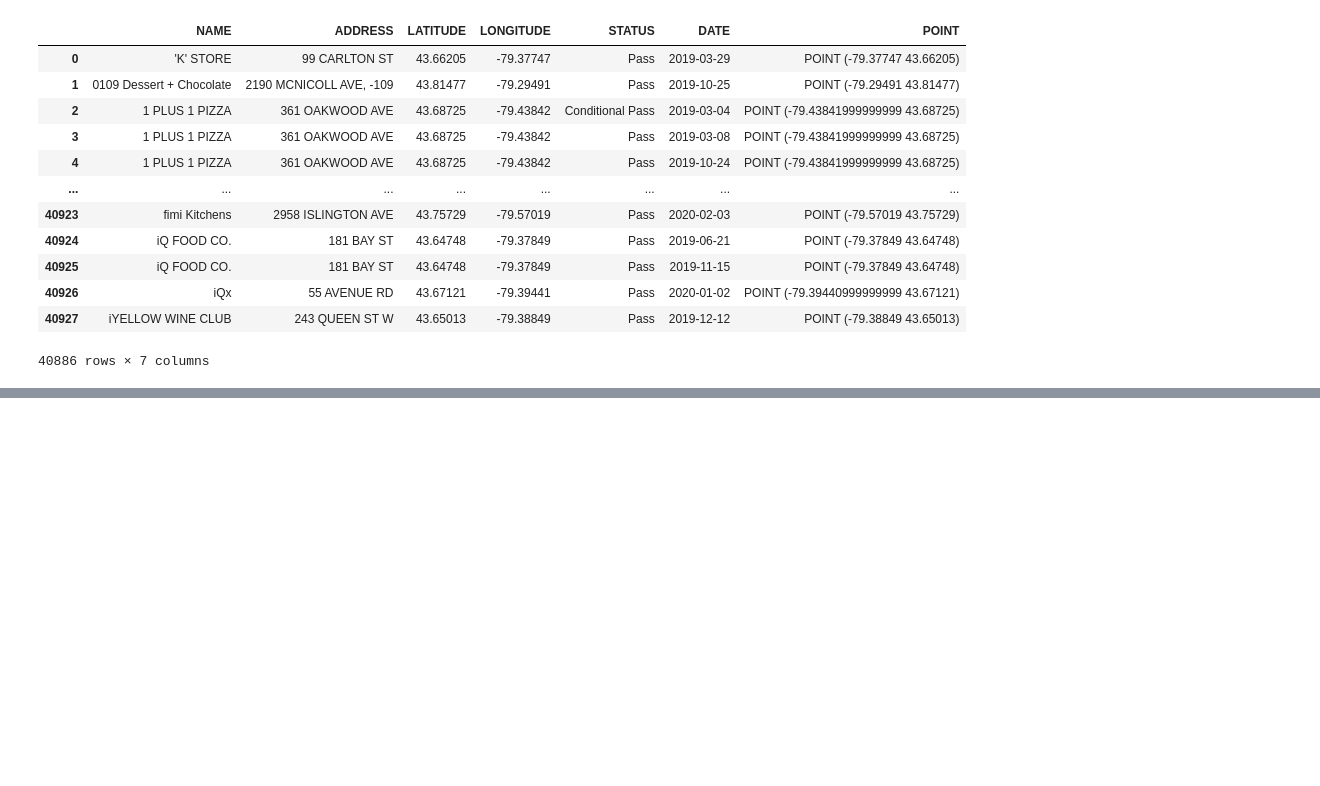
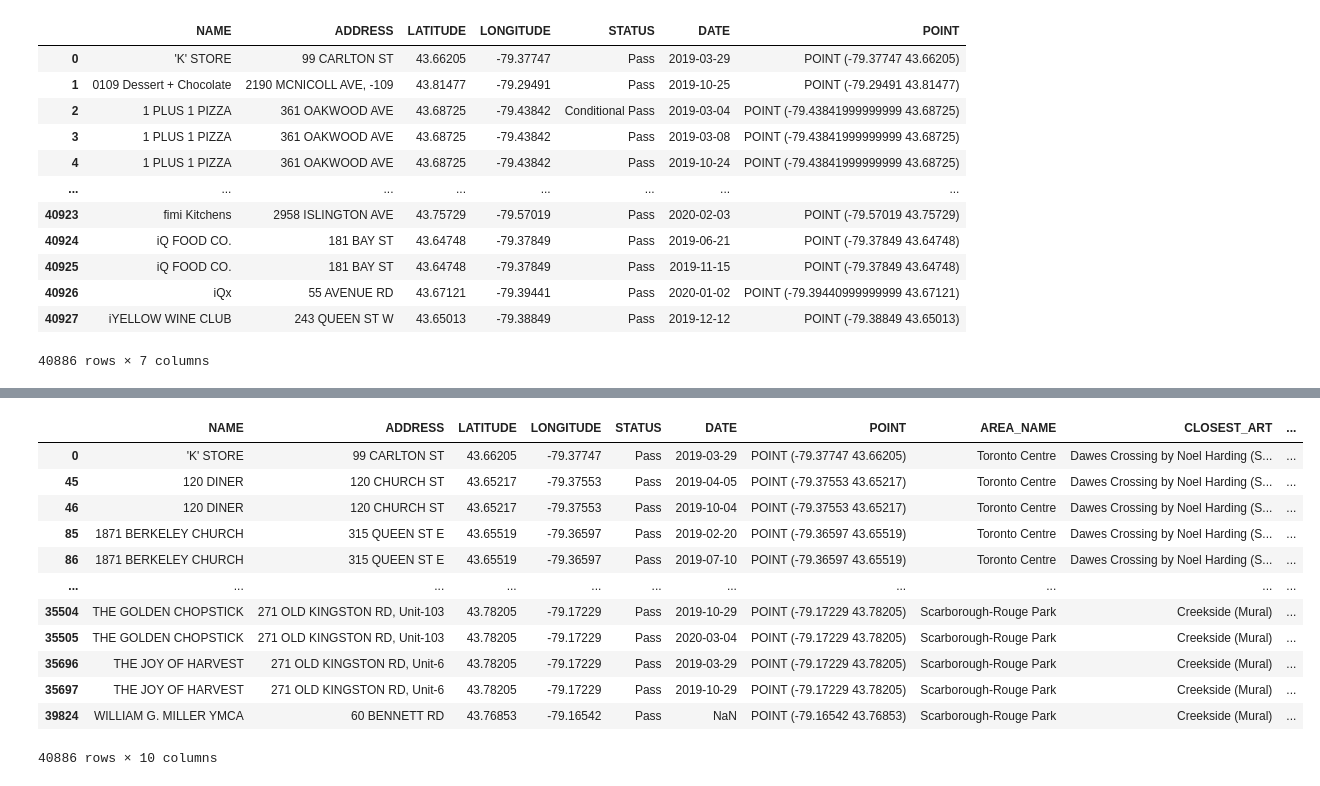
Before and after one commit to CSML1000-Winter2021-GroupA/dinesafe-analysis, a Jupyter notebook: notebook.ipynb, the cells around one changed output, grey strips where cells are left out. Cells and saved outputs as stored; diff of their text form; code cells hidden in the pictures; blank space fills up the shorter version.

```diff
--- a/notebook.ipynb
+++ b/notebook.ipynb
@@ -82,0 +104,11 @@ dinesafe_df
+# %%
+public_art_df = hotspots_df[hotspots_df['CATEGORY'] == 'Public Art']
+dinesafe_df['INDEX_CLOSEST_ART'] = dinesafe_df.apply(lambda establishment: public_art_df.apply(lambda x: math.sqrt(pow(x['LONGITUDE'] - establishment['LONGITUDE'], 2) + pow(x['LATITUDE'] - establishment['LATITUDE'], 2)), axis=1).idxmin(), axis=1)
+dinesafe_df = dinesafe_df.merge(
+    public_art_df['PNT_OF_INT'].to_frame(),
+    left_on=['INDEX_CLOSEST_ART'],
+    right_index=True
+)
+dinesafe_df = dinesafe_df.drop(columns=['INDEX_CLOSEST_ART'])
+dinesafe_df = dinesafe_df.rename(columns={'PNT_OF_INT': 'CLOSEST_ART'})
+dinesafe_df
@@ -82,0 +129,25 @@ dinesafe_df
+# %%
+creative_df = hotspots_df[hotspots_df['CATEGORY'] == 'Creative']
+dinesafe_df['INDEX_CLOSEST_CREATIVE'] = dinesafe_df.apply(lambda establishment: creative_df.apply(lambda x: math.sqrt(pow(x['LONGITUDE'] - establishment['LONGITUDE'], 2) + pow(x['LATITUDE'] - establishment['LATITUDE'], 2)), axis=1).idxmin(), axis=1)
+dinesafe_df = dinesafe_df.merge(
+    creative_df['PNT_OF_INT'].to_frame(),
+    left_on=['INDEX_CLOSEST_CREATIVE'],
+    right_index=True
+)
+dinesafe_df = dinesafe_df.drop(columns=['INDEX_CLOSEST_CREATIVE'])
+dinesafe_df = dinesafe_df.rename(columns={'PNT_OF_INT': 'CLOSEST_CREATIVE'})
+dinesafe_df
+# %% [output]
+|  | NAME | ADDRESS | LATITUDE | LONGITUDE | STATUS | DATE | POINT | AREA_NAME | CLOSEST_ART | ... |
+| 0 | 'K' STORE | 99 CARLTON ST | 43.66205 | -79.37747 | Pass | 2019-03-29 | POINT (-79.37747 43.66205) | Toronto Centre | Dawes Crossing by Noel Harding (S... | ... |
+| 45 | 120 DINER | 120 CHURCH ST | 43.65217 | -79.37553 | Pass | 2019-04-05 | POINT (-79.37553 43.65217) | Toronto Centre | Dawes Crossing by Noel Harding (S... | ... |
+| 46 | 120 DINER | 120 CHURCH ST | 43.65217 | -79.37553 | Pass | 2019-10-04 | POINT (-79.37553 43.65217) | Toronto Centre | Dawes Crossing by Noel Harding (S... | ... |
+| 85 | 1871 BERKELEY CHURCH | 315 QUEEN ST E | 43.65519 | -79.36597 | Pass | 2019-02-20 | POINT (-79.36597 43.65519) | Toronto Centre | Dawes Crossing by Noel Harding (S... | ... |
+| 86 | 1871 BERKELEY CHURCH | 315 QUEEN ST E | 43.65519 | -79.36597 | Pass | 2019-07-10 | POINT (-79.36597 43.65519) | Toronto Centre | Dawes Crossing by Noel Harding (S... | ... |
+| ... | ... | ... | ... | ... | ... | ... | ... | ... | ... | ... |
+| 35504 | THE GOLDEN CHOPSTICK | 271 OLD KINGSTON RD, Unit-103 | 43.78205 | -79.17229 | Pass | 2019-10-29 | POINT (-79.17229 43.78205) | Scarborough-Rouge Park | Creekside (Mural) | ... |
+| 35505 | THE GOLDEN CHOPSTICK | 271 OLD KINGSTON RD, Unit-103 | 43.78205 | -79.17229 | Pass | 2020-03-04 | POINT (-79.17229 43.78205) | Scarborough-Rouge Park | Creekside (Mural) | ... |
+| 35696 | THE JOY OF HARVEST | 271 OLD KINGSTON RD, Unit-6 | 43.78205 | -79.17229 | Pass | 2019-03-29 | POINT (-79.17229 43.78205) | Scarborough-Rouge Park | Creekside (Mural) | ... |
+| 35697 | THE JOY OF HARVEST | 271 OLD KINGSTON RD, Unit-6 | 43.78205 | -79.17229 | Pass | 2019-10-29 | POINT (-79.17229 43.78205) | Scarborough-Rouge Park | Creekside (Mural) | ... |
+| 39824 | WILLIAM G. MILLER YMCA | 60 BENNETT RD | 43.76853 | -79.16542 | Pass | NaN | POINT (-79.16542 43.76853) | Scarborough-Rouge Park | Creekside (Mural) | ... |
+40886 rows × 10 columns
```
Also changed, not shown: parts of 6 cells of this notebook, 7 other files.
